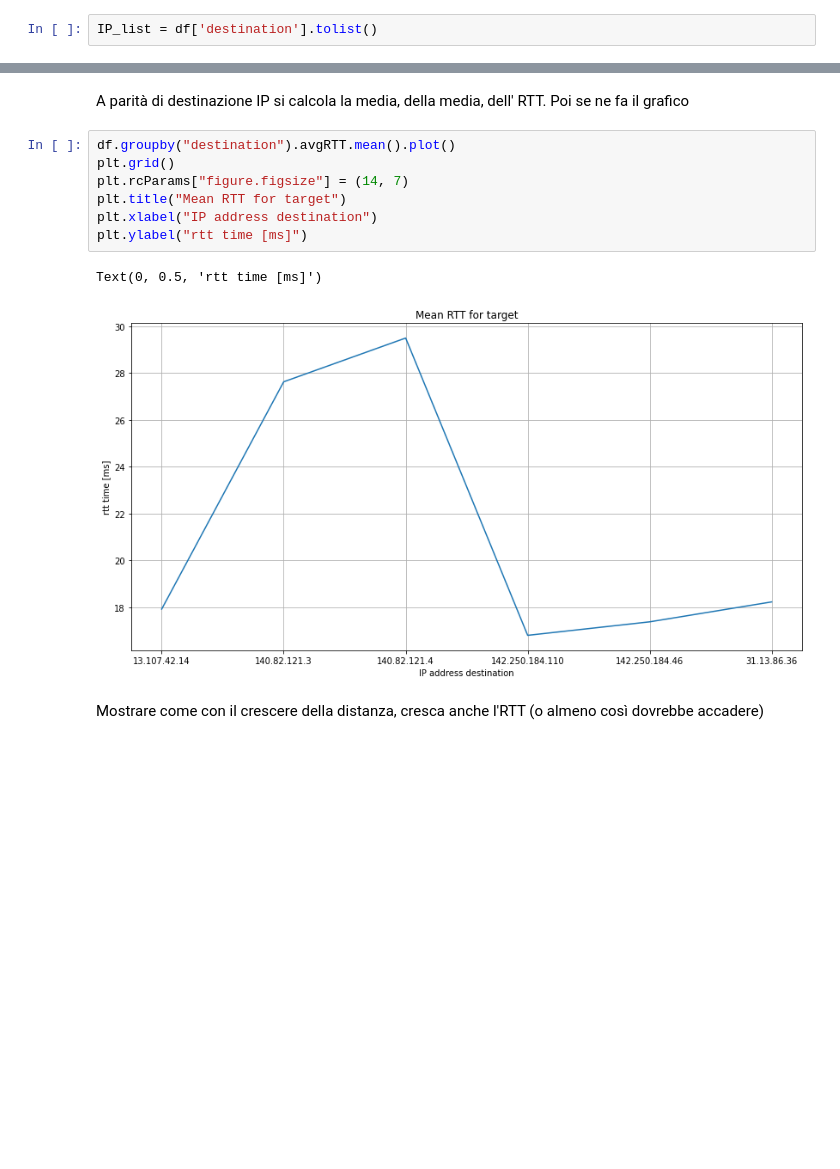
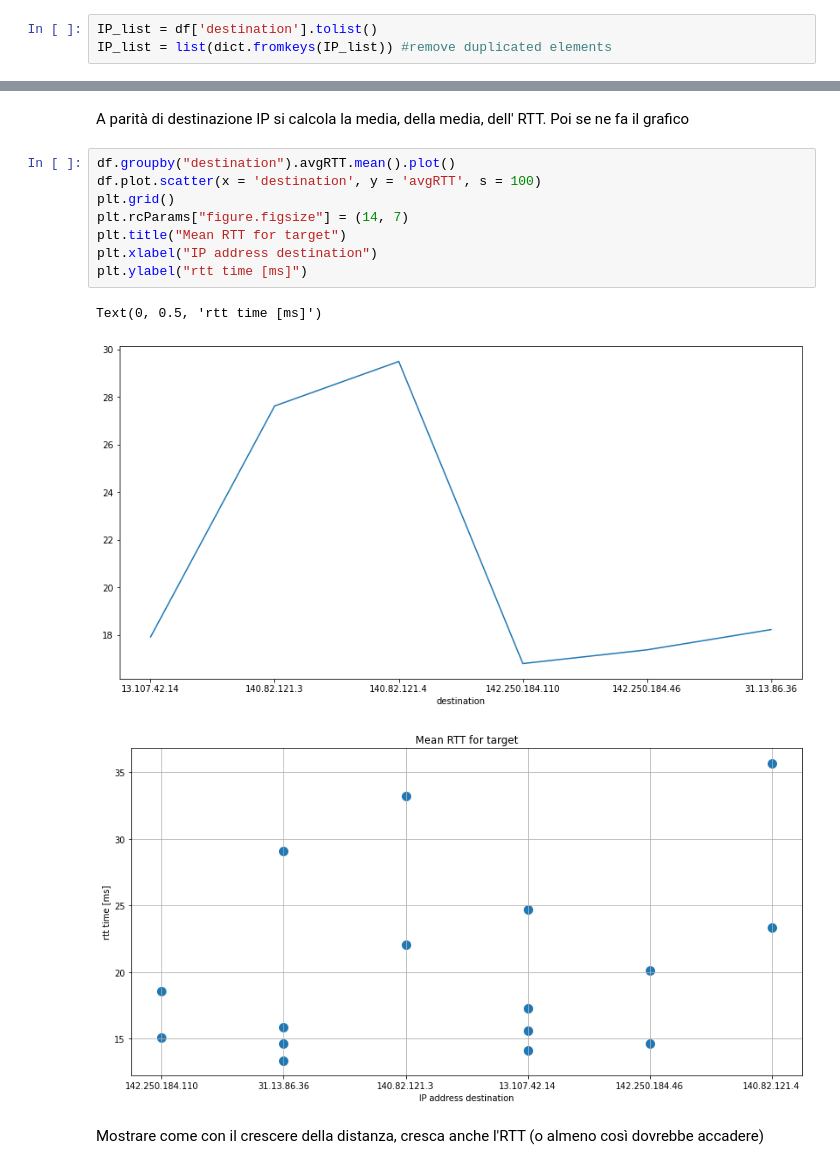
Before and after one commit to Davide-Lotito/EDI_labs, a Jupyter notebook: lab1/notebook/notebook.ipynb, the cells around one changed output, grey strips where cells are left out. Saved outputs shown, nothing was run; the diff lists cells and outputs as text; blank space fills up the shorter version.

Commit message:
automate + remove duplicates

```diff
--- a/lab1/notebook/notebook.ipynb
+++ b/lab1/notebook/notebook.ipynb
@@ -48,3 +48,4 @@ df
 ## Coordinate degli IP
 # %%
 IP_list = df['destination'].tolist()
+IP_list = list(dict.fromkeys(IP_list)) #remove duplicated elements
@@ -154,14 +147,16 @@ df.sort_values('distance')
 A parità di destinazione IP si calcola la media, della media, dell' RTT. Poi se ne fa il grafico
 # %%
 df.groupby("destination").avgRTT.mean().plot()
+df.plot.scatter(x = 'destination', y = 'avgRTT', s = 100)
 plt.grid()
 plt.rcParams["figure.figsize"] = (14, 7)
 plt.title("Mean RTT for target")
 plt.xlabel("IP address destination")
 plt.ylabel("rtt time [ms]")
 # %% [output]
 Text(0, 0.5, 'rtt time [ms]')
-[figure, old version]
+[figure, new version]
+[figure, added]
 # %% [markdown]
 Mostrare come con il crescere della distanza, cresca anche l'RTT (o almeno così dovrebbe accadere)
 # %%
```
Also changed, not shown: parts of 3 cells of this notebook, 1 other file.
